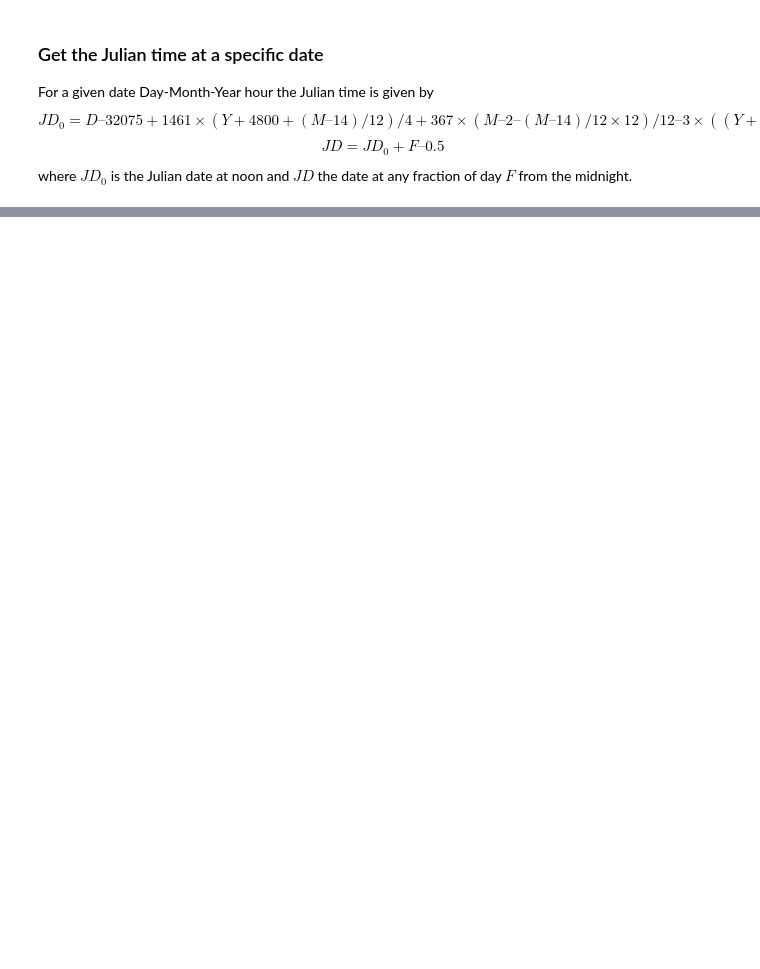
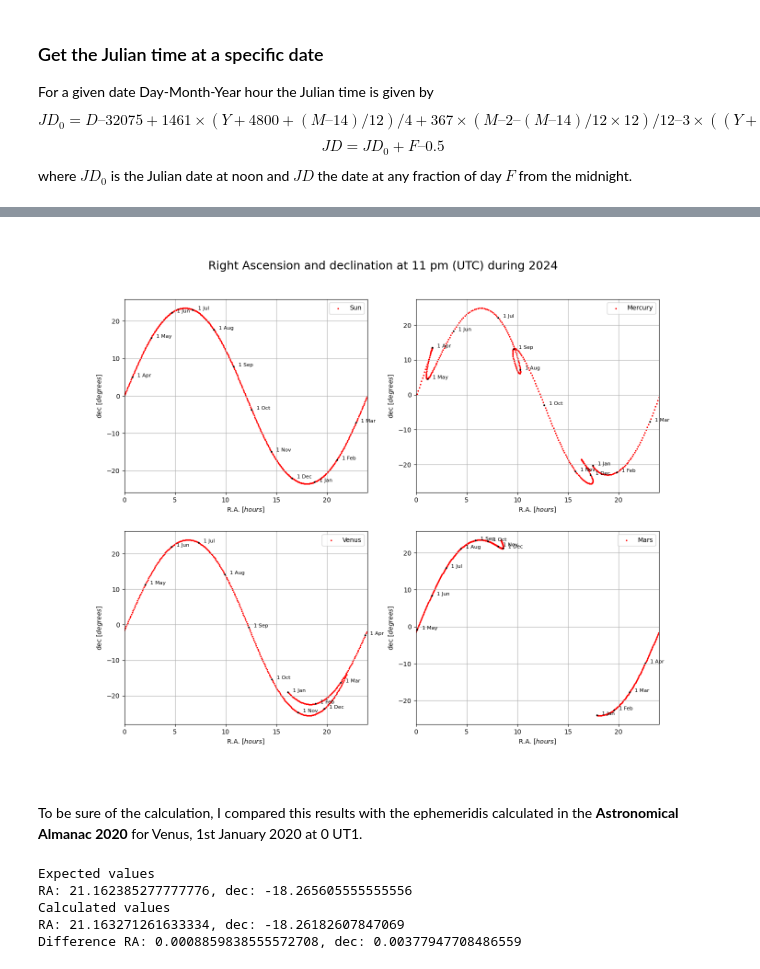
Before and after one commit to Giacomo-Menegatti/Celestial-Mechanics, a Jupyter notebook: Homework4/Homework4.ipynb, the cells around one changed output, grey strips where cells are left out. Saved outputs shown, nothing was run; the diff lists cells and outputs as text; code cells hidden in the pictures; blank space fills up the shorter version.

```diff
--- a/Homework4/Homework4.ipynb
+++ b/Homework4/Homework4.ipynb
@@ -104,0 +174,65 @@ def Lagrange_coord(planet_name, JD):
+# %%
+def Geo_coord(planet_name, JD):
+  '''Coordinates in the Geocentric RF'''
+  if planet_name == 'Sun': #The Sun has coordinates 0,0,0 in its RF
+    X =  - Inertial_coord('Earth', JD)
+  else:
+    X = Inertial_coord(planet_name, JD)- Inertial_coord('Earth', JD)
+  return X
+
+def polar_coord(r):
+  '''Polar Coordinates from cartesian ones'''
+  theta = np.arctan2(r[2],(r[0]**2+r[1]**2)**0.5) #Theta is the latitude
+  phi = np.arctan2(r[1],r[0]) #Phi is the longitude
+  return np.rad2deg(phi), np.rad2deg(theta)
+
+def RA_dec(planet_name, JD):
+  '''Right ascension and declination'''
+  r_GEO = Geo_coord(planet_name, JD)
+  r_EQ = Rx(-eps(JD), r_GEO)
+  RA, dec = polar_coord(r_EQ)
+  RA = RA/360*24 #R.A. is usually given in hours from 0 to 24
+  RA = RA+24 if RA<0 else RA  #The values are remapped from -12 12 to 0 24
+  return RA, dec
+# %%
+plt.figure(figsize=(15, 12))
+plt.suptitle("Right Ascension and declination at 11 pm (UTC) during 2024", fontsize=18, y=0.95)
+month_names = ['Jan', 'Feb', 'Mar', 'Apr', 'May', 'Jun', 'Jul', 'Aug', 'Sep', 'Oct', 'Nov', 'Dec']
+
+for n, planet_name in enumerate(['Sun', 'Mercury', 'Venus', 'Mars']):
+  # add a new subplot iteratively
+  ax = plt.subplot(2, 2, n + 1)
+
+  coords = np.array([RA_dec(planet_name,  JD(2024,1,d, 23)) for d in np.arange(1,366,1)])
+  ax.scatter(coords[:,0], coords[:,1], color='r', s=2, label=f'{planet_name}')
+  #Plotting the position at the beginning of each month
+  for i, month in enumerate(month_names):
+    coords = RA_dec(planet_name,  JD(2024,i+1,1, 23))
+    ax.scatter(coords[0], coords[1], color='k', s=3)
+    ax.text(coords[0]+0.5, coords[1], f'1 {month}', fontsize=8)
+
+  ax.grid()
+  ax.set_xlim(0,24)
+  ax.set_xlabel('R.A. $[hours]$')
+  ax.set_ylabel('dec $[degrees]$')
+  ax.legend()
+# %% [output]
+[figure, added]
+# %% [markdown]
+To be sure of the calculation, I compared this results with the ephemeridis calculated in the **Astronomical Almanac 2020** for Venus, 1st January 2020 at 0 UT1.
+# %%
+expected_RA = (21+9/60+44.587/3600)
+expected_dec = -(18+15/60+56.18/3600)
+
+RA, dec = RA_dec('Venus', JD(2020,1,1))
+print('Expected values')
+print(f'RA: {expected_RA}, dec: {expected_dec}')
+print('Calculated values')
+print(f'RA: {RA}, dec: {dec}')
+print(f'Difference RA: {RA-expected_RA}, dec: {dec-expected_dec}')
+# %% [output]
+Expected values
+RA: 21.162385277777776, dec: -18.265605555555556
+Calculated values
+RA: 21.163271261633334, dec: -18.26182607847069
+Difference RA: 0.0008859838555572708, dec: 0.00377947708486559
```
Also changed, not shown: parts of 22 cells of this notebook, 1 other file.
